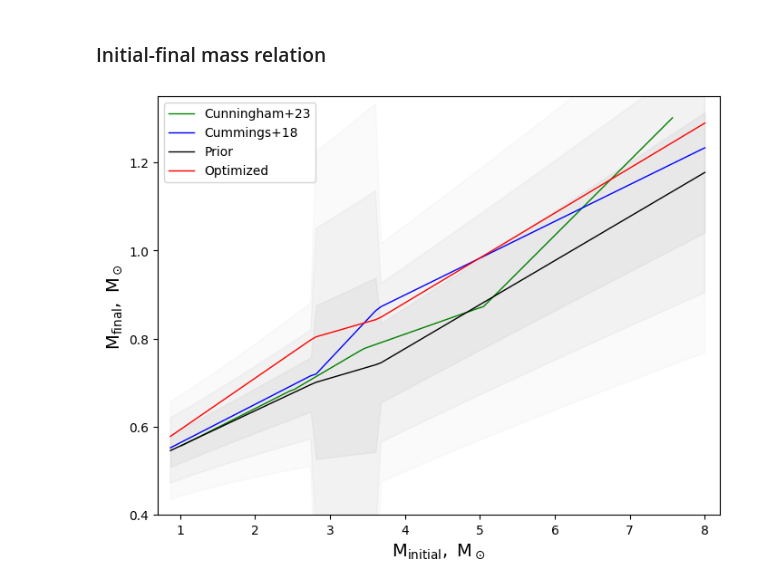
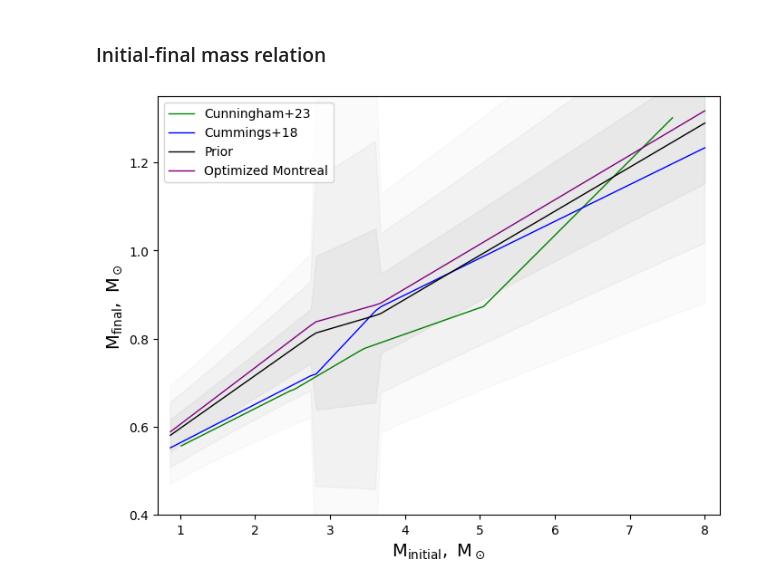
Before and after one commit to askenja/gaia-wd-fitting, a Jupyter notebook: 7b--Final_Plots.ipynb, the cells around one changed output. Cells and saved outputs as stored; diff of their text form; code cells hidden in the pictures.

```diff
--- a/7b--Final_Plots.ipynb
+++ b/7b--Final_Plots.ipynb
@@ -384,7 +394,7 @@ plt.savefig('output/final_plots/sample_geometry.png')
 ### Initial-final mass relation
 # %%
 
-ifmr = IFMRHandler()
+ifmr = IFMRHandler(a)
 
 x = np.linspace(0.87, 8.0, 100)
 
@@ -398,36 +408,46 @@ alpha1, alpha2, alpha3 = 0.08, 0.05, 0.1
 ifmr.update_ifmr(**{'alpha1': alpha1, 'alpha2': alpha2, 'alpha3': alpha3})
 y2, sigma_y2, _ = ifmr.cummings(x)
 
+# pop7 prior
+alpha1, alpha2, alpha3 = 0.12, 0.05, 0.1
+ifmr.update_ifmr(**{'alpha1': alpha1, 'alpha2': alpha2, 'alpha3': alpha3})
+y2, sigma_y2, _ = ifmr.cummings(x)
+
 # pop4
 alpha1, alpha2, alpha3 = 0.119, 0.177, 0.088
 ifmr.update_ifmr(**{'alpha1': alpha1, 'alpha2': alpha2, 'alpha3': alpha3})
 y3, sigma_y3, _ = ifmr.cummings(x)
 
 # pop5
 alpha1, alpha2, alpha3 = 0.117,  0.049,  0.102
 ifmr.update_ifmr(**{'alpha1': alpha1, 'alpha2': alpha2, 'alpha3': alpha3})
 y4, sigma_y4, _ = ifmr.cummings(x)
 
+# pop7 (montreal)
+alpha1, alpha2, alpha3 = 1.2900e-01, 4.8000e-02, 1.0100e-01
+ifmr.update_ifmr(**{'alpha1': alpha1, 'alpha2': alpha2, 'alpha3': alpha3})
+y7, sigma_y7, _ = ifmr.cummings(x)
 
 plt.figure(figsize=(8,6))
 plt.plot(x, y0, color="g", lw=1, label='Cunningham+23')
 for n, alpha in zip([1,2,3], [0.3, 0.2, 0.1]):
     #plt.fill_betweenx(y2, x - n*sigma_x1, x + n*sigma_x1,  color="lightgrey", alpha=alpha)
     #plt.fill_betweenx(y3, x_min, x_max,  color="lightgreen", alpha=alpha)
     #plt.fill_between(x, y0 - n*sigma_y0, y0 + n*sigma_y0, color="lightgrey", alpha=alpha)
     plt.fill_between(x, y2 - n*sigma_y2, y2 + n*sigma_y2, color="lightgrey", alpha=alpha)
 
 plt.plot(x, y1, color="blue", lw=1, label='Cummings+18') # , prior-pop4
 plt.plot(x, y2, color="black", lw=1,label='Prior') # -pop5
 #plt.plot(x, y3, color="orange", lw=1,label='Optimized-pop4')
-plt.plot(x, y4, color="r", lw=1,label='Optimized') # -pop5
+#plt.plot(x, y4, color="r", lw=1,label='Optimized') # -pop5
+plt.plot(x, y7, color="purple", lw=1,label='Optimized Montreal') # -pop7
 
 plt.legend(loc=2)
 plt.ylim(0.4,1.35)
 plt.xlim(0.7,8.2)
 plt.xlabel(r'$\mathrm{M_{initial}, \ M_\odot}$',fontsize=14)
 plt.ylabel(r'$\mathrm{M_{final}, \ M_\odot}$',fontsize=14)
 
-plt.savefig('output/final_plots/ifmr_comparison_pop5.png')
+plt.savefig('output/final_plots/ifmr_comparison_pop7.png')
 # %% [output]
-[figure, old version]
+[figure, new version]
```
Also changed, not shown: parts of 4 cells of this notebook, 10 other files.
